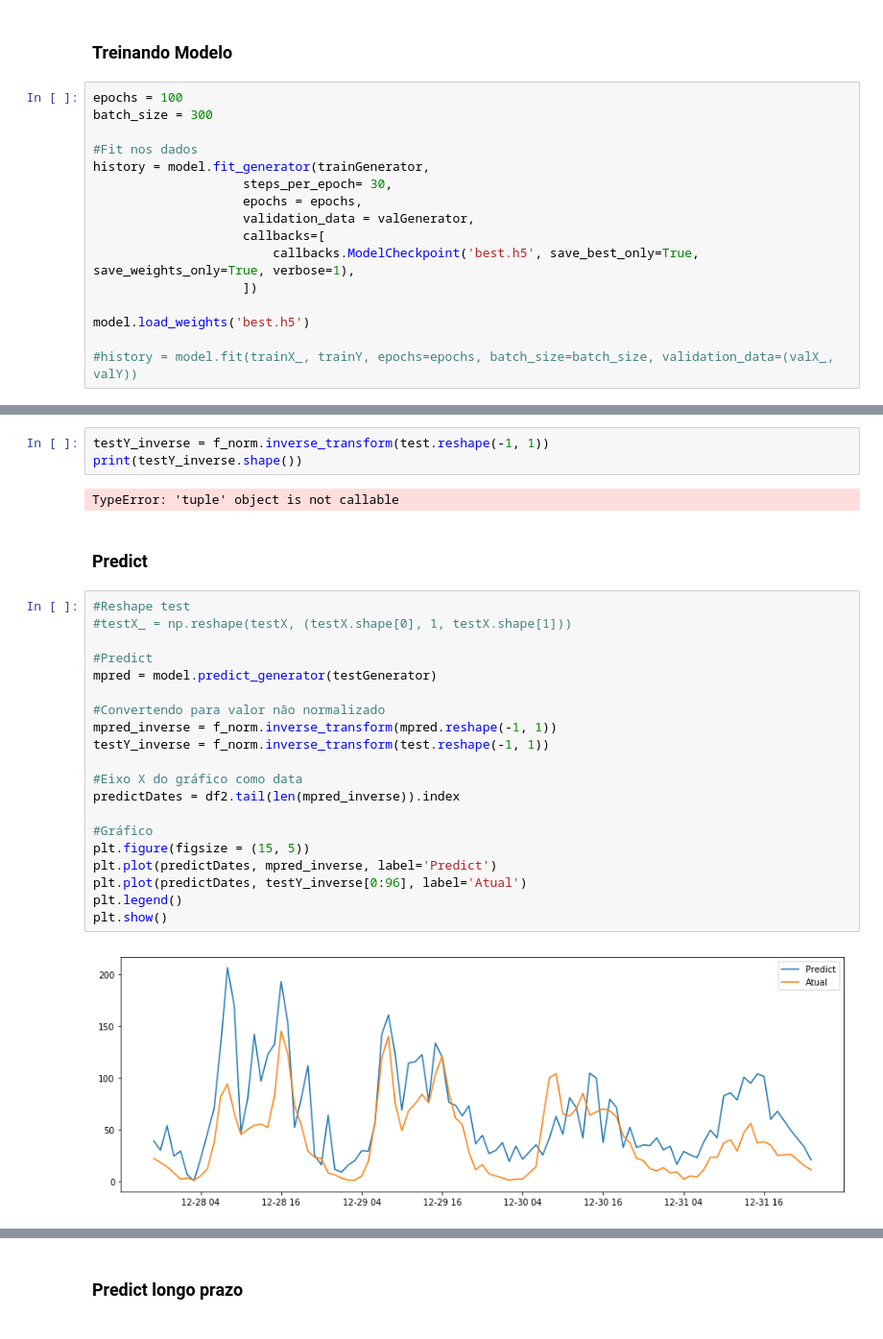
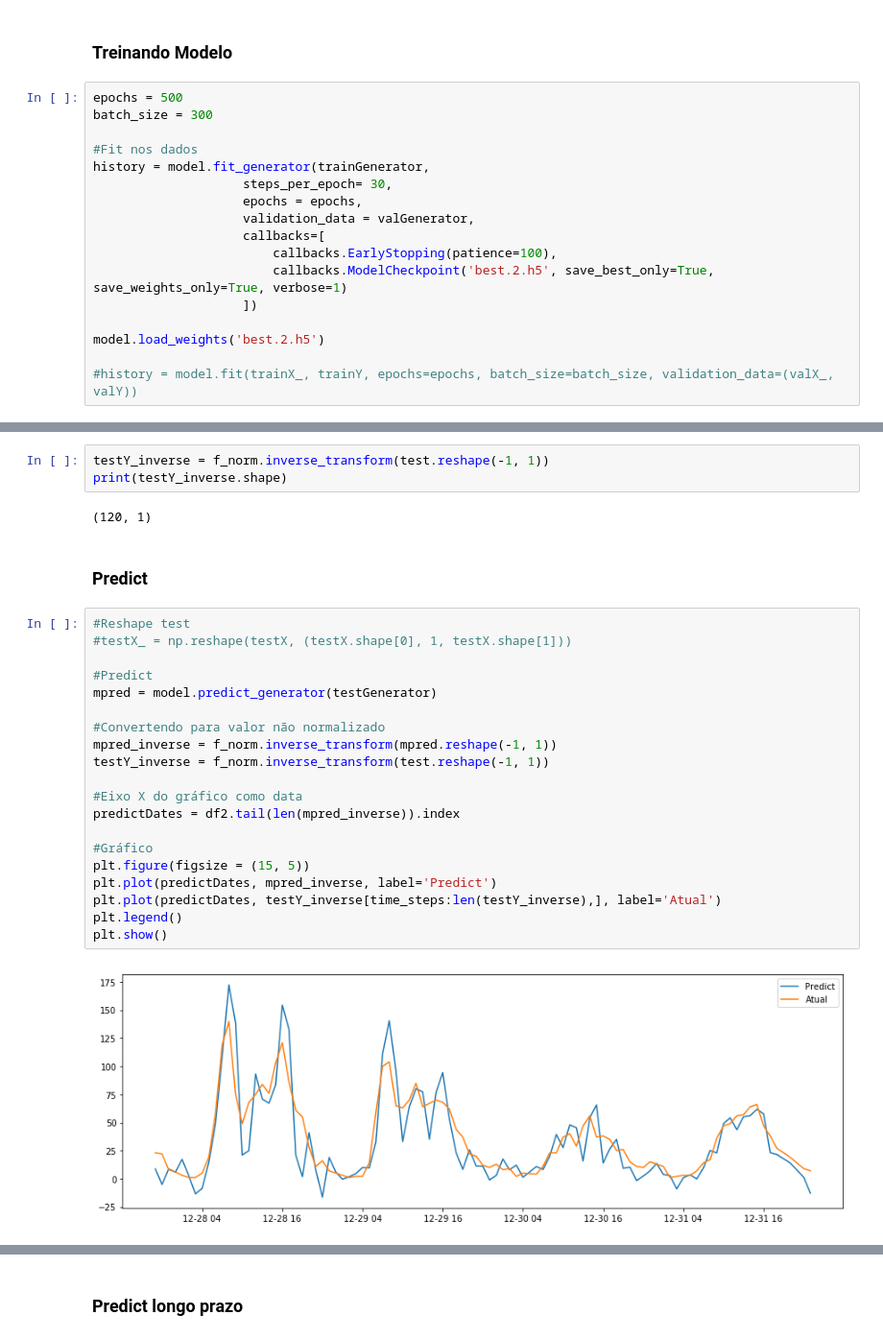
Before and after one commit to henriquelavez/mdc-Chicago-Divvy-Bicycle-Sharing-Data, a Jupyter notebook: Bike_v2.2_tsg.ipynb, the cells around one changed output, grey strips where cells are left out. Shown: that part at 96% size. Drawn from its saved outputs; the diff is of its cells as text.

```diff
--- a/Bike_v2.2_tsg.ipynb
+++ b/Bike_v2.2_tsg.ipynb
@@ -171,7 +171,7 @@ None
 # %% [markdown]
 ### Treinando Modelo
 # %%
-epochs = 100
+epochs = 500
 batch_size = 300
 
 #Fit nos dados
@@ -180,10 +180,11 @@ history = model.fit_generator(trainGenerator,
                     epochs = epochs,
                     validation_data = valGenerator,
                     callbacks=[
-                        callbacks.ModelCheckpoint('best.h5', save_best_only=True, save_weights_only=True, verbose=1),
+                        callbacks.EarlyStopping(patience=100),
+                        callbacks.ModelCheckpoint('best.2.h5', save_best_only=True, save_weights_only=True, verbose=1)
                     ])
 
-model.load_weights('best.h5')
+model.load_weights('best.2.h5')
 
 #history = model.fit(trainX_, trainY, epochs=epochs, batch_size=batch_size, validation_data=(valX_, valY))
 # %% [output]
@@ -218,32 +219,32 @@ plt.show()
 # %%
 testY_inverse = f_norm.inverse_transform(test.reshape(-1, 1))
-print(testY_inverse.shape())
+print(testY_inverse.shape)
 # %% [output]
-TypeError: 'tuple' object is not callable
+(120, 1)
 # %% [markdown]
 ### Predict
 # %%
 #Reshape test
 #testX_ = np.reshape(testX, (testX.shape[0], 1, testX.shape[1]))
 
 #Predict
 mpred = model.predict_generator(testGenerator)
 
 #Convertendo para valor não normalizado
 mpred_inverse = f_norm.inverse_transform(mpred.reshape(-1, 1))
 testY_inverse = f_norm.inverse_transform(test.reshape(-1, 1))
 
 #Eixo X do gráfico como data
 predictDates = df2.tail(len(mpred_inverse)).index
 
 #Gráfico
 plt.figure(figsize = (15, 5))
 plt.plot(predictDates, mpred_inverse, label='Predict')
-plt.plot(predictDates, testY_inverse[0:96], label='Atual')
+plt.plot(predictDates, testY_inverse[time_steps:len(testY_inverse),], label='Atual')
 plt.legend()
 plt.show()
 # %% [output]
-[figure, old version]
+[figure, new version]
 # %% [markdown]
 <br>No modelo acima sempre prevemos o número de viagens da próxima hora, porém sempre é passado o valor de viagens da hora atual.
 <img src="predict1.png">
```
Also changed, not shown: parts of 3 cells of this notebook.
